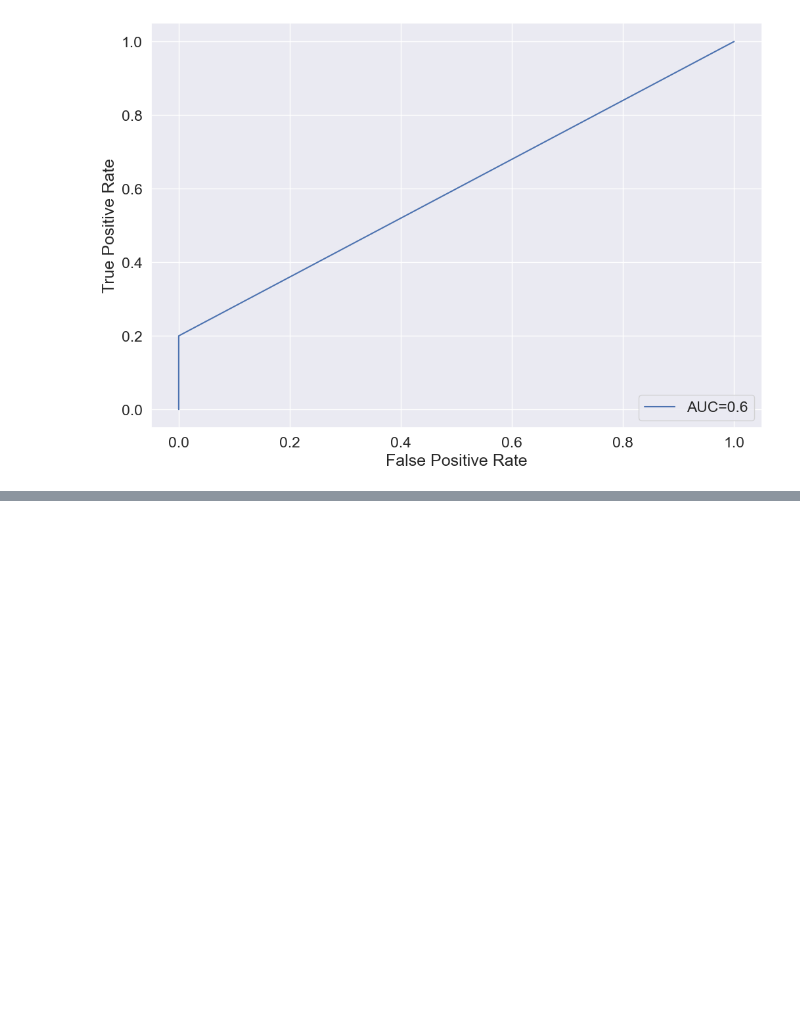
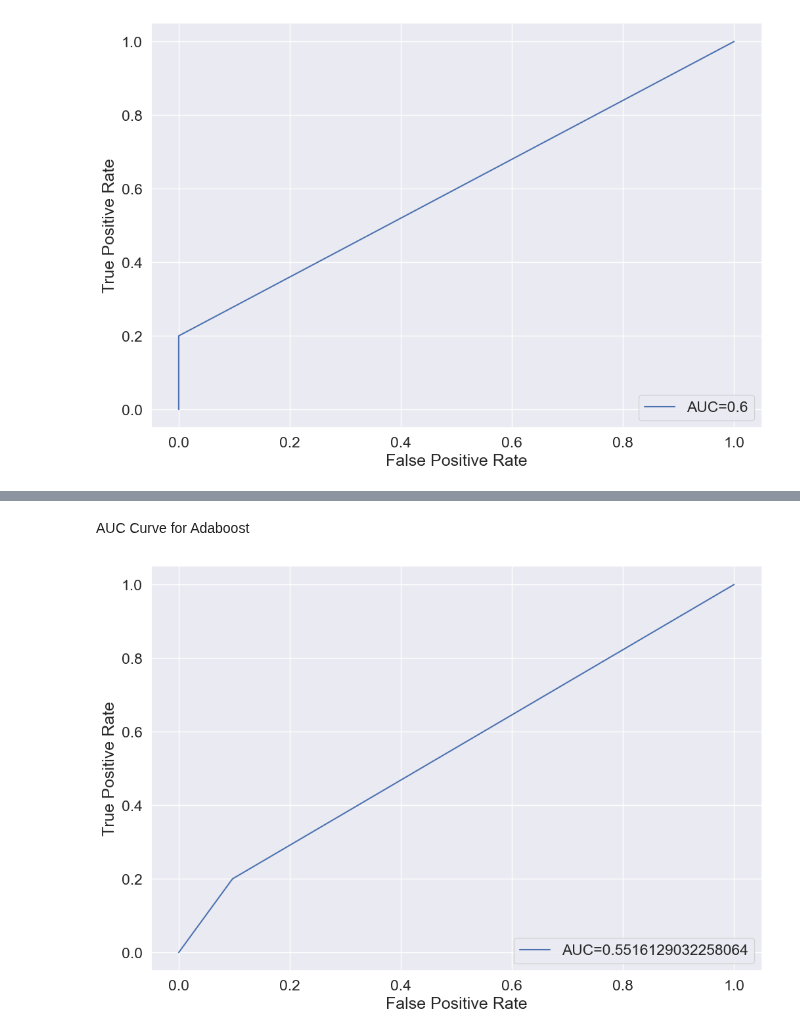
Before and after one commit to n8fury/MVP_Predictor-T20_Mens_Worldcup_2022, a Jupyter notebook: Notebooks/models.ipynb, the cells around one changed output, grey strips where cells are left out. Drawn from its saved outputs; the diff is of its cells as text; code cells hidden in the pictures; blank space fills up the shorter version.

```diff
--- a/Notebooks/models.ipynb
+++ b/Notebooks/models.ipynb
@@ -578,0 +644,19 @@ plt.show()
+# %% [markdown]
+AUC Curve for Adaboost
+# %%
+adb = AdaBoostClassifier()
+adb.fit(x_train_scaled, y_train)
+
+y_pred_adb = adb.predict(x_test_scaled)
+
+auc = metrics.roc_auc_score(y_test, y_pred_adb)
+fpr, tpr, _ = metrics.roc_curve(y_test,  y_pred_adb)
+
+plt.figure(figsize=(12, 8))
+plt.plot(fpr, tpr, label="AUC="+str(auc))
+plt.ylabel('True Positive Rate')
+plt.xlabel('False Positive Rate')
+plt.legend(loc=4)
+plt.show()
+# %% [output]
+[figure, added]
```
Also changed, not shown: parts of 11 cells of this notebook.
